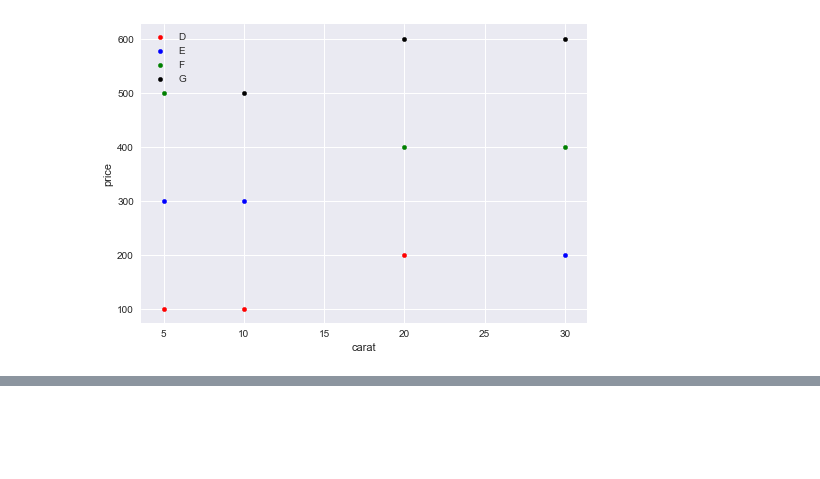
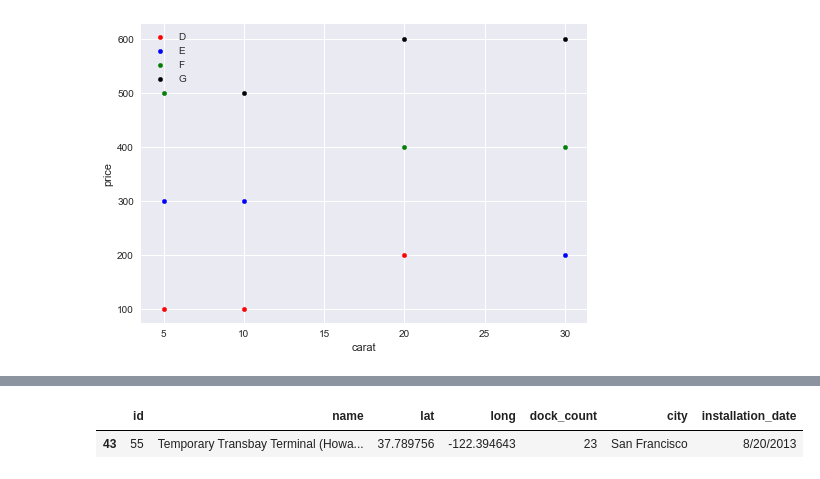
Before and after one commit to pabloernesto/sfBikes, a Jupyter notebook: robert_script.ipynb, the cells around one changed output, grey strips where cells are left out. Saved outputs shown, nothing was run; the diff lists cells and outputs as text; code cells hidden in the pictures; blank space fills up the shorter version.

```diff
--- a/robert_script.ipynb
+++ b/robert_script.ipynb
@@ -910,0 +927,5 @@ plt.show()
+# %%
+station.loc[((station.name.str.find('Terminal')) > 0)]
+# %% [output]
+|  | id | name | lat | long | dock_count | city | installation_date |
+| 43 | 55 | Temporary Transbay Terminal (Howa... | 37.789756 | -122.394643 | 23 | San Francisco | 8/20/2013 |
```
Also changed, not shown: parts of 6 cells of this notebook, 6 other files.
